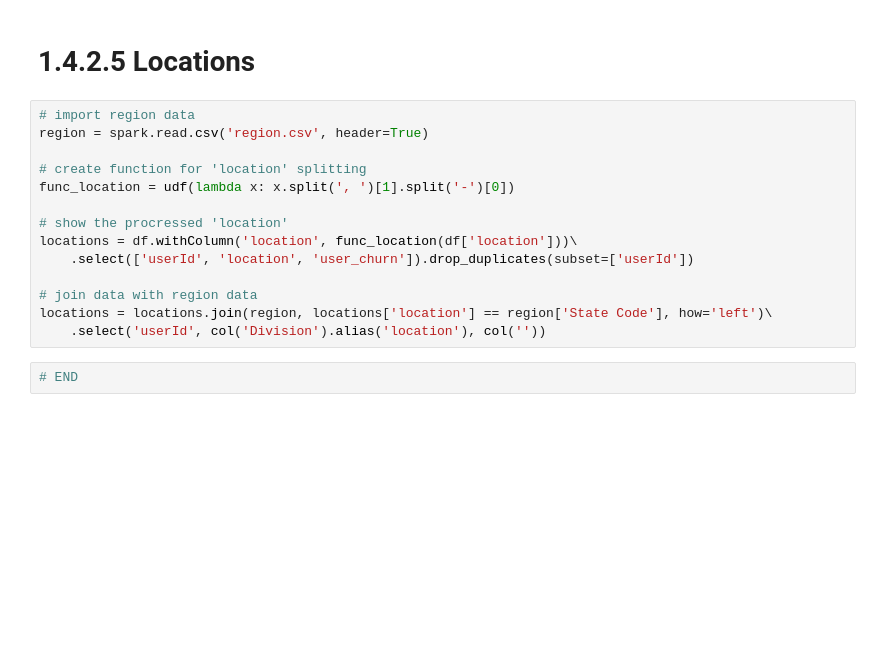
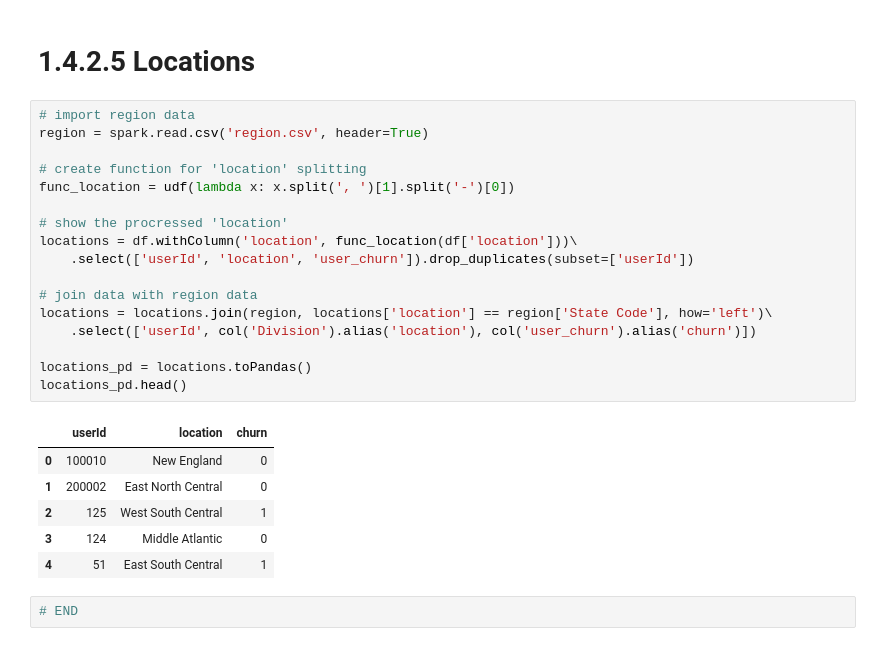
Before and after one commit to yatfungleung/Sparkify-User-Churn-Prediction, a Jupyter notebook: 1_data_cleaning.ipynb, the cells around one changed output. Drawn from its saved outputs; the diff is of its cells as text; blank space fills up the shorter version.

```diff
--- a/1_data_cleaning.ipynb
+++ b/1_data_cleaning.ipynb
@@ -693,16 +693,26 @@ plt.show()
 # %%
 # import region data
 region = spark.read.csv('region.csv', header=True)
 
 # create function for 'location' splitting
 func_location = udf(lambda x: x.split(', ')[1].split('-')[0])
 
 # show the procressed 'location'
 locations = df.withColumn('location', func_location(df['location']))\
     .select(['userId', 'location', 'user_churn']).drop_duplicates(subset=['userId'])
 
 # join data with region data
 locations = locations.join(region, locations['location'] == region['State Code'], how='left')\
-    .select('userId', col('Division').alias('location'), col(''))
+    .select(['userId', col('Division').alias('location'), col('user_churn').alias('churn')])
+
+locations_pd = locations.toPandas()
+locations_pd.head()
+# %% [output]
+|  | userId | location | churn |
+| 0 | 100010 | New England | 0 |
+| 1 | 200002 | East North Central | 0 |
+| 2 | 125 | West South Central | 1 |
+| 3 | 124 | Middle Atlantic | 0 |
+| 4 | 51 | East South Central | 1 |
 # %%
 # END
```
